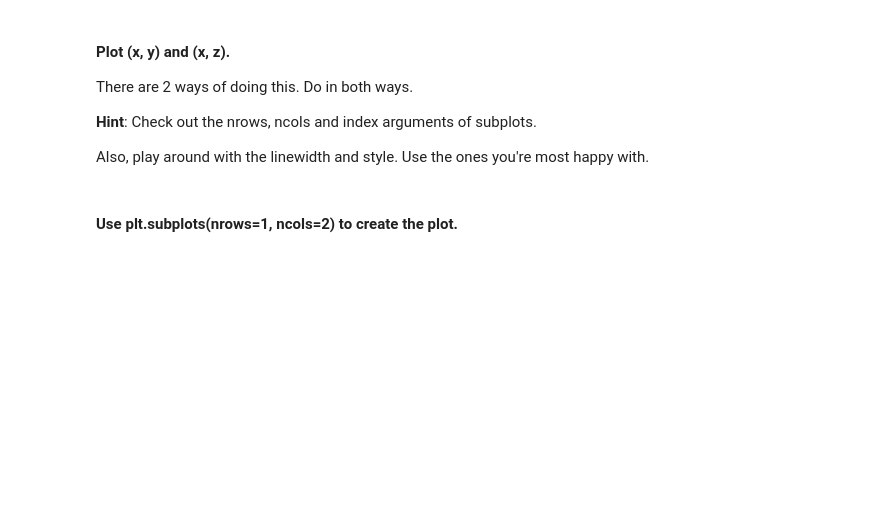
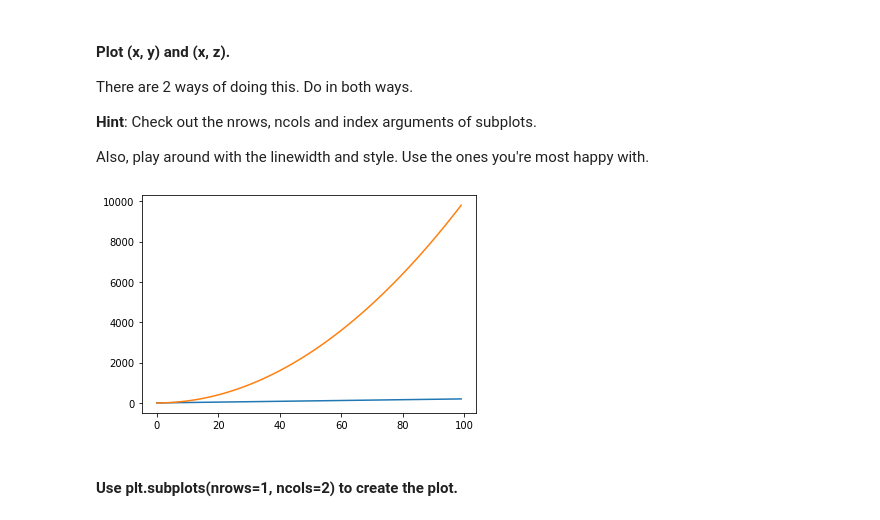
Before and after one commit to ta-datapt-bcn/lab-matplotlib-seaborn, a Jupyter notebook: your-code/main.ipynb, the cells around one changed output. Saved outputs shown, nothing was run; the diff lists cells and outputs as text; code cells hidden in the pictures; blank space fills up the shorter version.

```diff
--- a/your-code/main.ipynb
+++ b/your-code/main.ipynb
@@ -28,2 +29,9 @@ Also, play around with the linewidth and style. Use the ones you're most happy w
+# %%
+# Method 1
+plt.plot(x, y)
+plt.plot(x,z)
+plt.show()
+# %% [output]
+[figure, added]
 # %% [markdown]
 #### Use plt.subplots(nrows=1, ncols=2) to create the plot.
```
Also changed, not shown: parts of 43 cells of this notebook, 3 other files.
